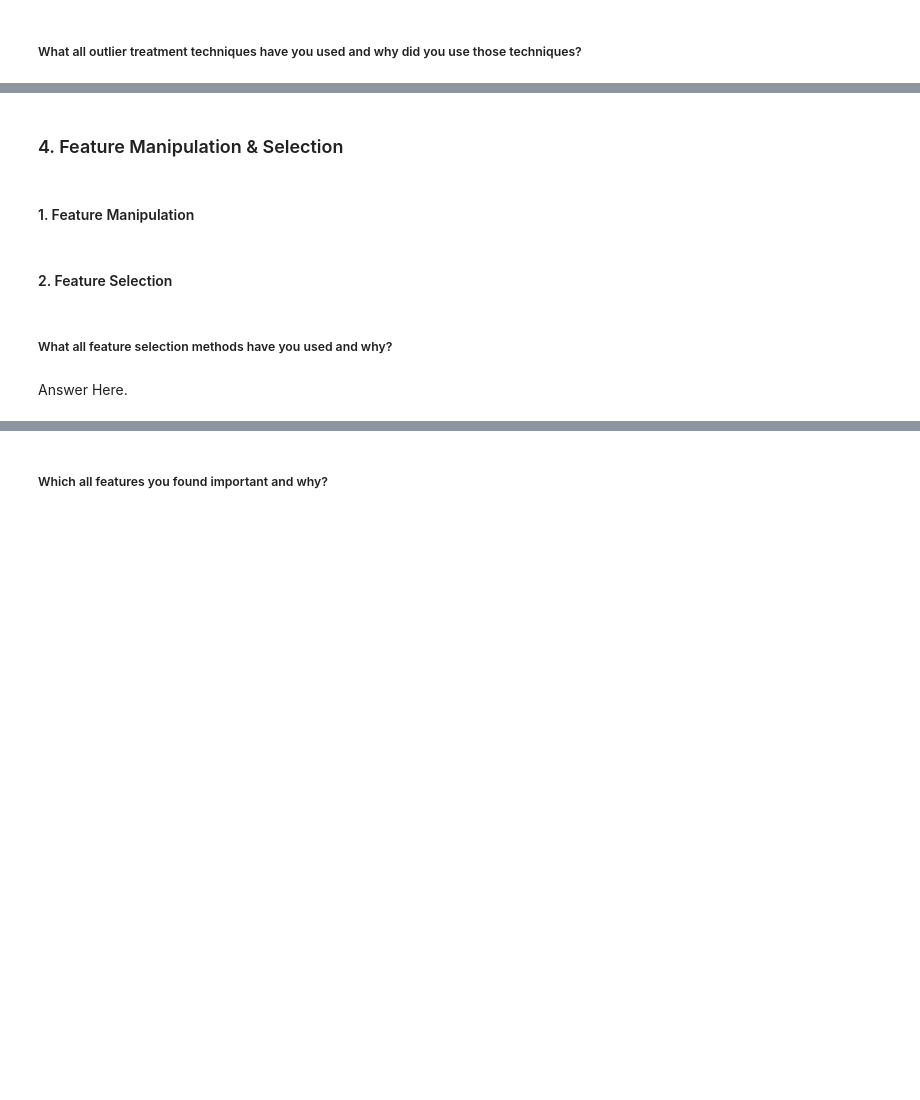
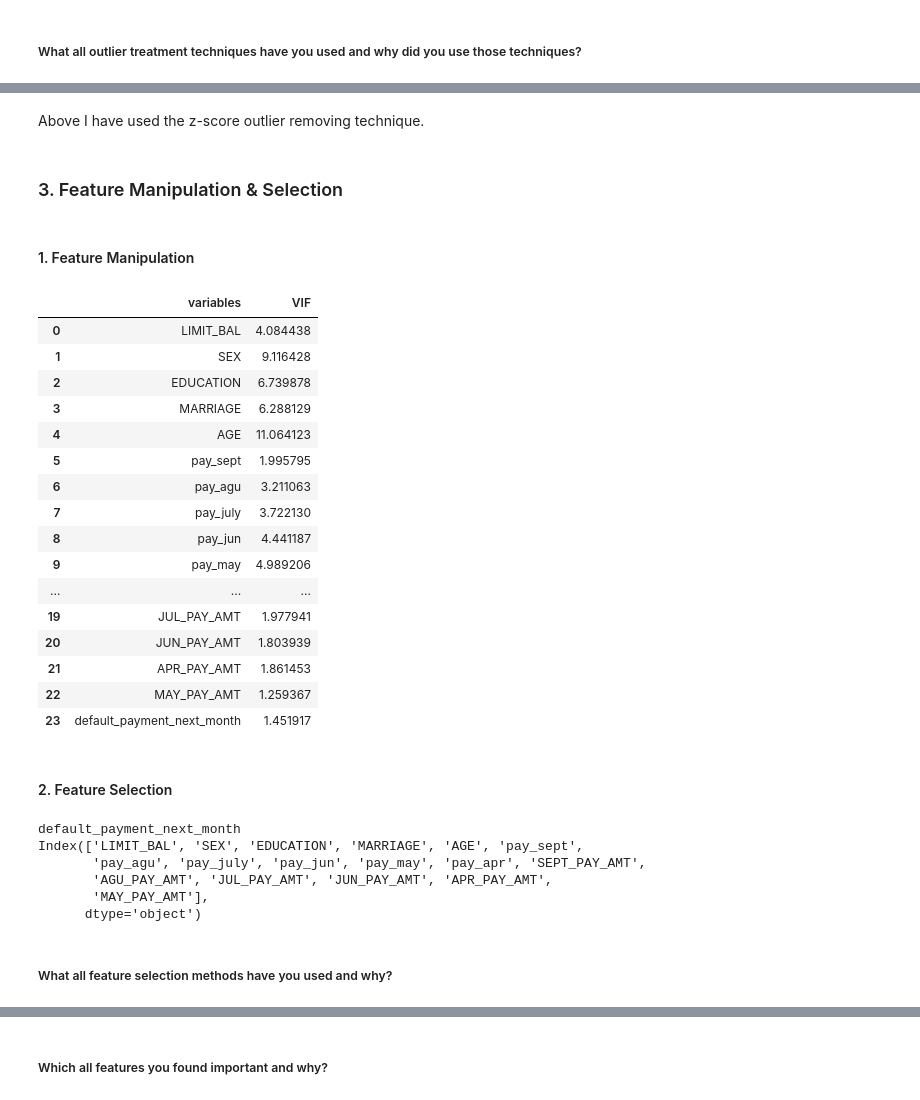
Before and after one commit to hmarathe420/Credit_Card_Default_Prediction, a Jupyter notebook: Credit_Card_Default_Prediction.ipynb, the cells around one changed output, grey strips where cells are left out. Cells and saved outputs as stored; diff of their text form; code cells hidden in the pictures; blank space fills up the shorter version.

```diff
--- a/Credit_Card_Default_Prediction.ipynb
+++ b/Credit_Card_Default_Prediction.ipynb
@@ -938,4 +923,6 @@ Answer Here.
+# %% [markdown]
+Above I have used the z-score outlier removing technique.
 # %% [markdown]
-### 4. Feature Manipulation & Selection
+### 3. Feature Manipulation & Selection
 # %% [markdown]
 #### 1. Feature Manipulation
@@ -944,4 +929,48 @@ Answer Here.
+# %%
+# Manipulate Features to minimize feature correlation and create new features
+# Defining Function for calculating the VIF
+
+def calc_vif(X):
+
+    # Calculating VIF
+    vif = pd.DataFrame()
+    vif["variables"] = X.columns
+    vif["VIF"] = [variance_inflation_factor(X.values, i) for i in range(X.shape[1])]
+
+    return(vif)
+# %%
+# Calculating VIF for measuring the amount of multicolinearity.
+calc_vif(df[[i for i in df.describe().columns]])
+# %% [output]
+|  | variables | VIF |
+| 0 | LIMIT_BAL | 4.084438 |
+| 1 | SEX | 9.116428 |
+| 2 | EDUCATION | 6.739878 |
+| 3 | MARRIAGE | 6.288129 |
+| 4 | AGE | 11.064123 |
+| 5 | pay_sept | 1.995795 |
+| 6 | pay_agu | 3.211063 |
+| 7 | pay_july | 3.722130 |
+| 8 | pay_jun | 4.441187 |
+| 9 | pay_may | 4.989206 |
+| ... | ... | ... |
+| 19 | JUL_PAY_AMT | 1.977941 |
+| 20 | JUN_PAY_AMT | 1.803939 |
+| 21 | APR_PAY_AMT | 1.861453 |
+| 22 | MAY_PAY_AMT | 1.259367 |
+| 23 | default_payment_next_month | 1.451917 |
 # %% [markdown]
 #### 2. Feature Selection
 # %%
 # Select your features wisely to avoid overfitting
+dep_var = 'default_payment_next_month'
+indep_var = df.columns.drop(['default_payment_next_month','SEPT_BILL_AMT','AUG_BILL_AMT','JULY_BILL_AMT','JUN_BILL_AMT','MAY_BILL_AMT','APR_BILL_AMT'])
+print(dep_var)
+print(indep_var)
+# %% [output]
+default_payment_next_month
+Index(['LIMIT_BAL', 'SEX', 'EDUCATION', 'MARRIAGE', 'AGE', 'pay_sept',
+       'pay_agu', 'pay_july', 'pay_jun', 'pay_may', 'pay_apr', 'SEPT_PAY_AMT',
+       'AGU_PAY_AMT', 'JUL_PAY_AMT', 'JUN_PAY_AMT', 'APR_PAY_AMT',
+       'MAY_PAY_AMT'],
+      dtype='object')
@@ -948,4 +981,2 @@ Answer Here.
 # %% [markdown]
 ##### What all feature selection methods have you used  and why?
-# %% [markdown]
-Answer Here.
```
Also changed, not shown: parts of 68 cells of this notebook.
